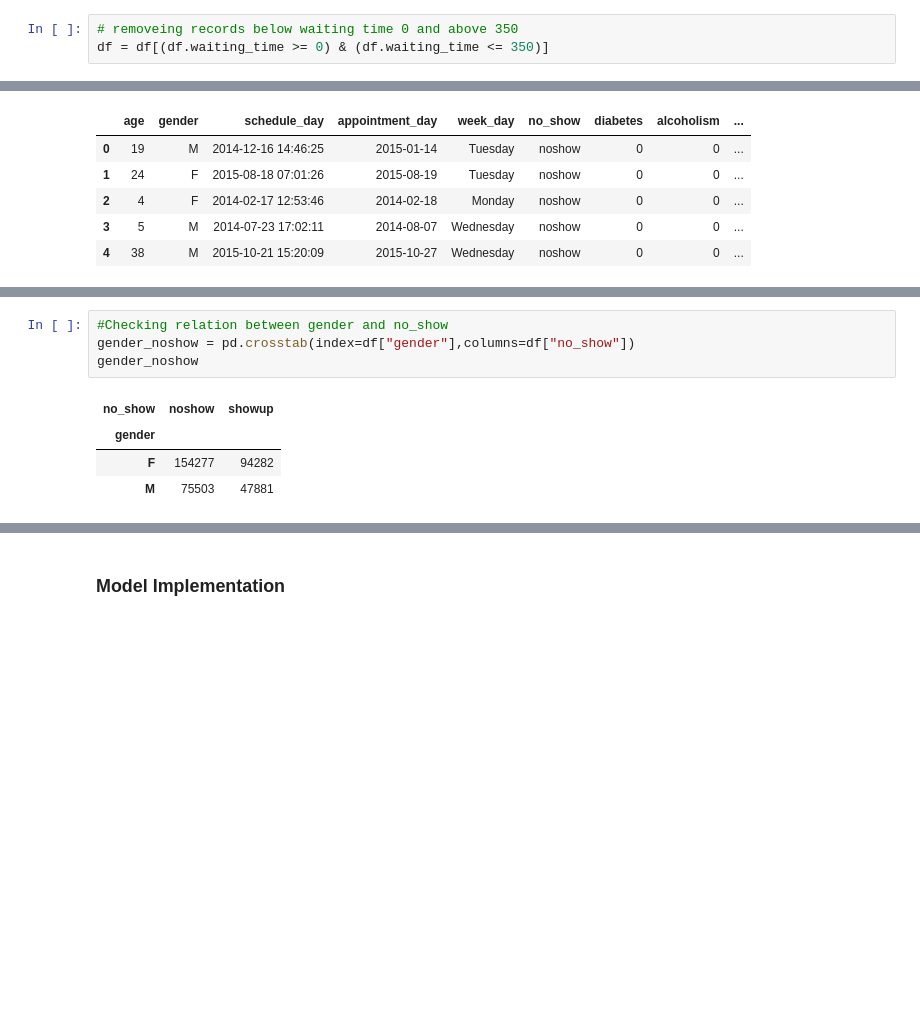
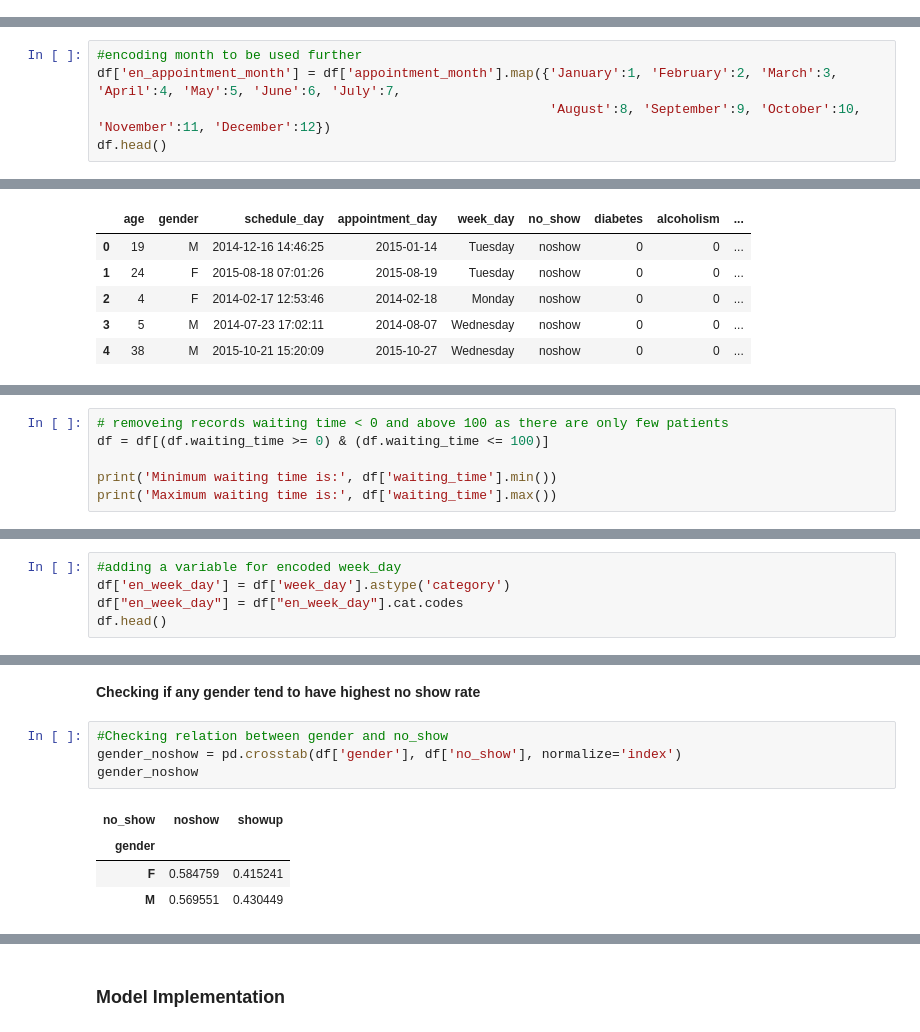
Before and after one commit to shrushenoy/Predicting-No-Show-Rate-for-Hospital-Appointments, a Jupyter notebook: Patients No-Show Prediction Model.ipynb, the cells around one changed output, grey strips where cells are left out. Cells and saved outputs as stored; diff of their text form; blank space fills up the shorter version.

```diff
--- a/Patients No-Show Prediction Model.ipynb
+++ b/Patients No-Show Prediction Model.ipynb
@@ -308,3 +286,0 @@ df[df['waiting_time'] < 0]
-# %%
-# removeing records below waiting time 0 and above 350
-df = df[(df.waiting_time >= 0) & (df.waiting_time <= 350)]
@@ -345,0 +290,5 @@ sns.countplot(x='appointment_month', data = df)
+# %%
+#encoding month to be used further
+df['en_appointment_month'] = df['appointment_month'].map({'January':1, 'February':2, 'March':3, 'April':4, 'May':5, 'June':6, 'July':7,
+                                                          'August':8, 'September':9, 'October':10, 'November':11, 'December':12})
+df.head()
@@ -368,0 +346,6 @@ sns.countplot(x='hour_of_day', data=df)
+# %%
+# removeing records waiting time < 0 and above 100 as there are only few patients
+df = df[(df.waiting_time >= 0) & (df.waiting_time <= 100)]
+
+print('Minimum waiting time is:', df['waiting_time'].min())
+print('Maximum waiting time is:', df['waiting_time'].max())
@@ -368,0 +377,5 @@ sns.countplot(x='hour_of_day', data=df)
+# %%
+#adding a variable for encoded week_day
+df['en_week_day'] = df['week_day'].astype('category')
+df["en_week_day"] = df["en_week_day"].cat.codes
+df.head()
@@ -369,9 +389,11 @@ sns.countplot(x='hour_of_day', data=df)
+# %% [markdown]
+**Checking if any gender tend to have highest no show rate**
 # %%
 #Checking relation between gender and no_show
-gender_noshow = pd.crosstab(index=df["gender"],columns=df["no_show"])
+gender_noshow = pd.crosstab(df['gender'], df['no_show'], normalize='index')
 gender_noshow
 # %% [output]
 | no_show | noshow | showup |
 | gender |  |  |
-| F | 154277 | 94282 |
-| M | 75503 | 47881 |
+| F | 0.584759 | 0.415241 |
+| M | 0.569551 | 0.430449 |
```
Also changed, not shown: parts of 107 cells of this notebook.
